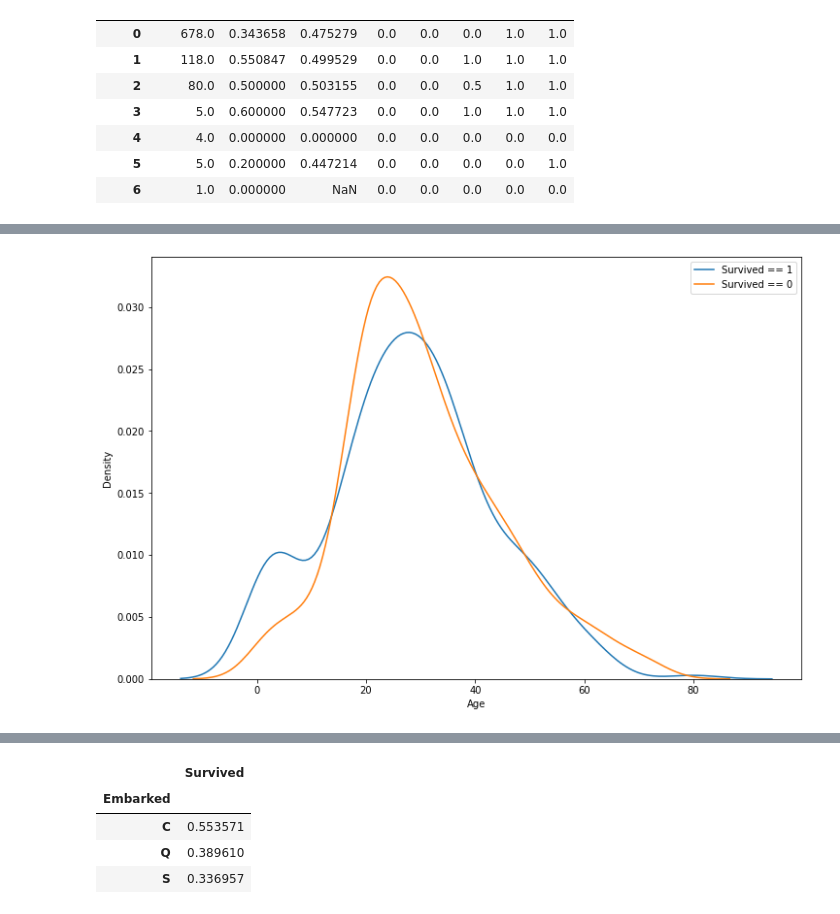
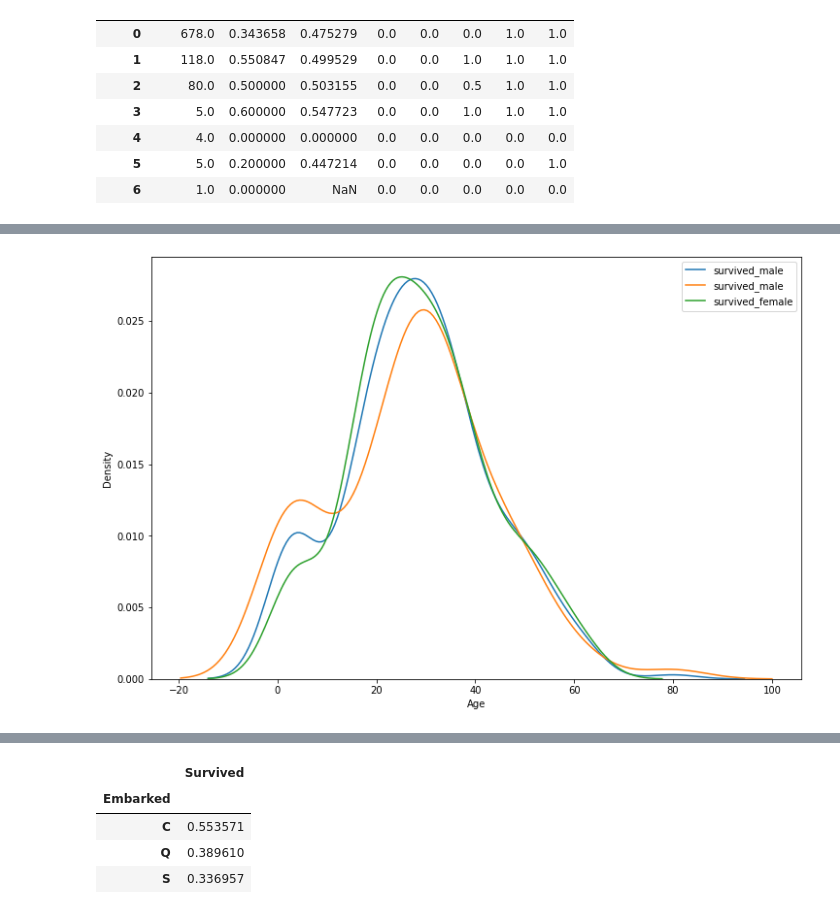
Before and after one commit to EUN-GYUL/ml_study_2023_Q1, a Jupyter notebook: titanic.ipynb, the cells around one changed output, grey strips where cells are left out. Drawn from its saved outputs; the diff is of its cells as text; code cells hidden in the pictures.

```diff
--- a/titanic.ipynb
+++ b/titanic.ipynb
@@ -171,0 +171,3 @@ data[['Survived','Parch'] ].groupby(['Parch']).describe()
+# %%
+data['Family_size'] = data['Parch'] + data['SibSp']
+data
@@ -172,12 +203,15 @@ data[['Survived','Parch'] ].groupby(['Parch']).describe()
 # %%
 fig, ax = plt.subplots(1,1,figsize=(12,8))
-cond = (data['Survived'] == 1)
-sns.kdeplot( data[cond]['Age'], label = 'Survived == 1', ax=ax )
-sns.kdeplot( data[~cond]['Age'], label = 'Survived == 0', ax=ax )
+cond_survived = (data['Survived'] == 1)
+cond_survived_male = ( (data['Survived'] == 1)  & (data['Sex'] == 'male'))
+cond_survived_female = ( (data['Survived'] == 1)  & (data['Sex'] == 'female'))
+sns.kdeplot( data[cond_survived]['Age'], label = 'survived_male', ax=ax )
+sns.kdeplot( data[cond_survived_male]['Age'], label = 'survived_male', ax=ax )
+sns.kdeplot( data[cond_survived_female]['Age'], label = 'survived_female', ax=ax )
 plt.legend()
 plt.show()
 # %% [output]
-[figure, old version]
+[figure, new version]
 # %%
 data['Age_bins'] = pd.cut(data['Age'],10)
 grouped = data[['Age_bins','Survived','Sex','SibSp']].groupby(['Age_bins','Sex'])
```
Also changed, not shown: parts of 24 cells of this notebook.
